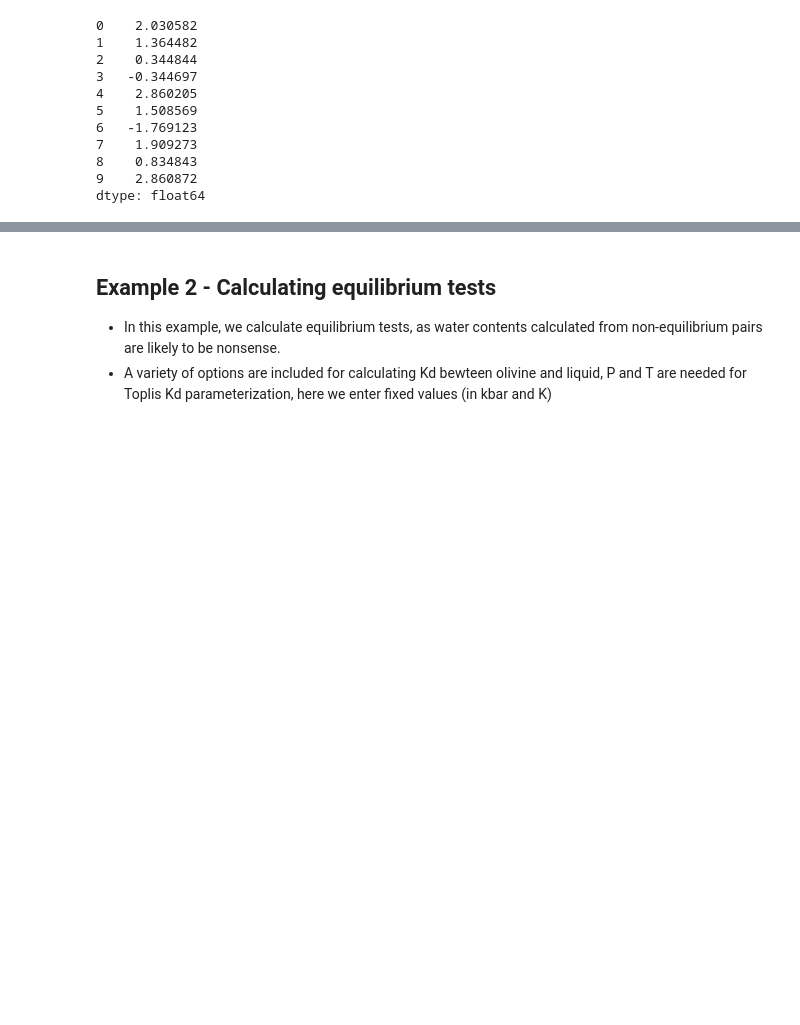
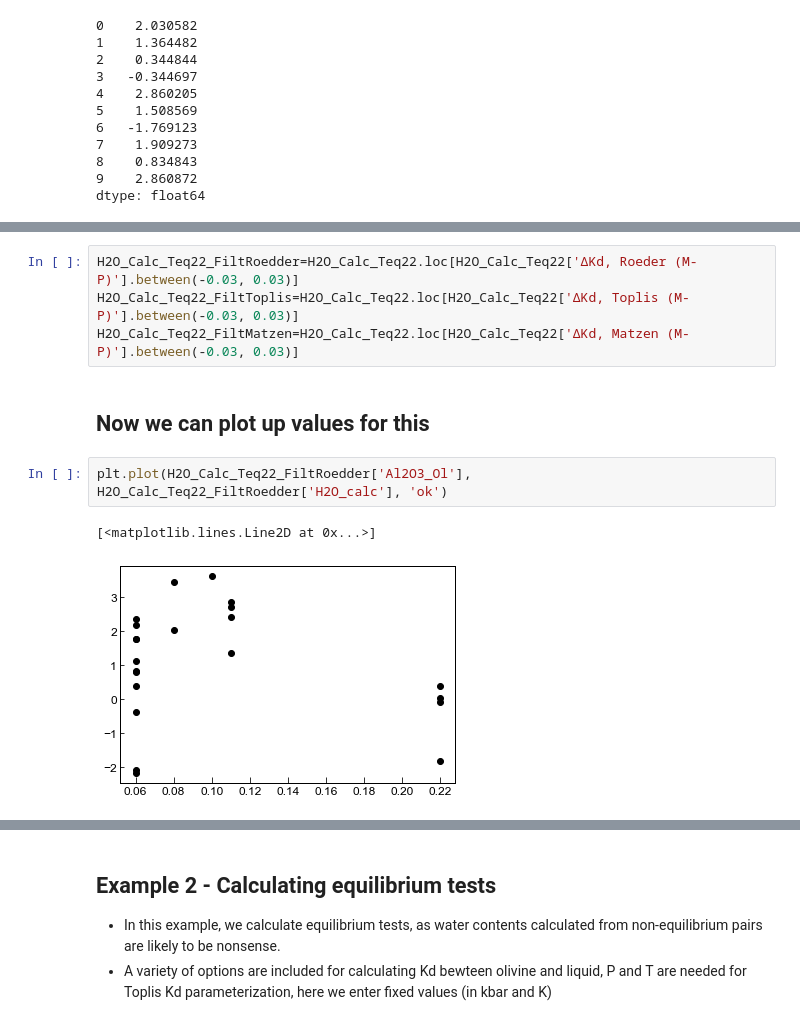
Before and after one commit to PennyWieser/Thermobar, a Jupyter notebook: docs/Examples/Liquid_Ol_Liq_Themometry/Olivine_Liquid_hygrometry.ipynb, the cells around one changed output, grey strips where cells are left out. Saved outputs shown, nothing was run; the diff lists cells and outputs as text; blank space fills up the shorter version.

```diff
--- a/docs/Examples/Liquid_Ol_Liq_Themometry/Olivine_Liquid_hygrometry.ipynb
+++ b/docs/Examples/Liquid_Ol_Liq_Themometry/Olivine_Liquid_hygrometry.ipynb
@@ -73,0 +131,11 @@ dtype: float64
+# %%
+H2O_Calc_Teq22_FiltRoedder=H2O_Calc_Teq22.loc[H2O_Calc_Teq22['ΔKd, Roeder (M-P)'].between(-0.03, 0.03)]
+H2O_Calc_Teq22_FiltToplis=H2O_Calc_Teq22.loc[H2O_Calc_Teq22['ΔKd, Toplis (M-P)'].between(-0.03, 0.03)]
+H2O_Calc_Teq22_FiltMatzen=H2O_Calc_Teq22.loc[H2O_Calc_Teq22['ΔKd, Matzen (M-P)'].between(-0.03, 0.03)]
+# %% [markdown]
+## Now we can plot up values for this
+# %%
+plt.plot(H2O_Calc_Teq22_FiltRoedder['Al2O3_Ol'], H2O_Calc_Teq22_FiltRoedder['H2O_calc'], 'ok')
+# %% [output]
+[<matplotlib.lines.Line2D at 0x...>]
+[figure, added]
```
Also changed, not shown: parts of 13 cells of this notebook, 22 other files.
